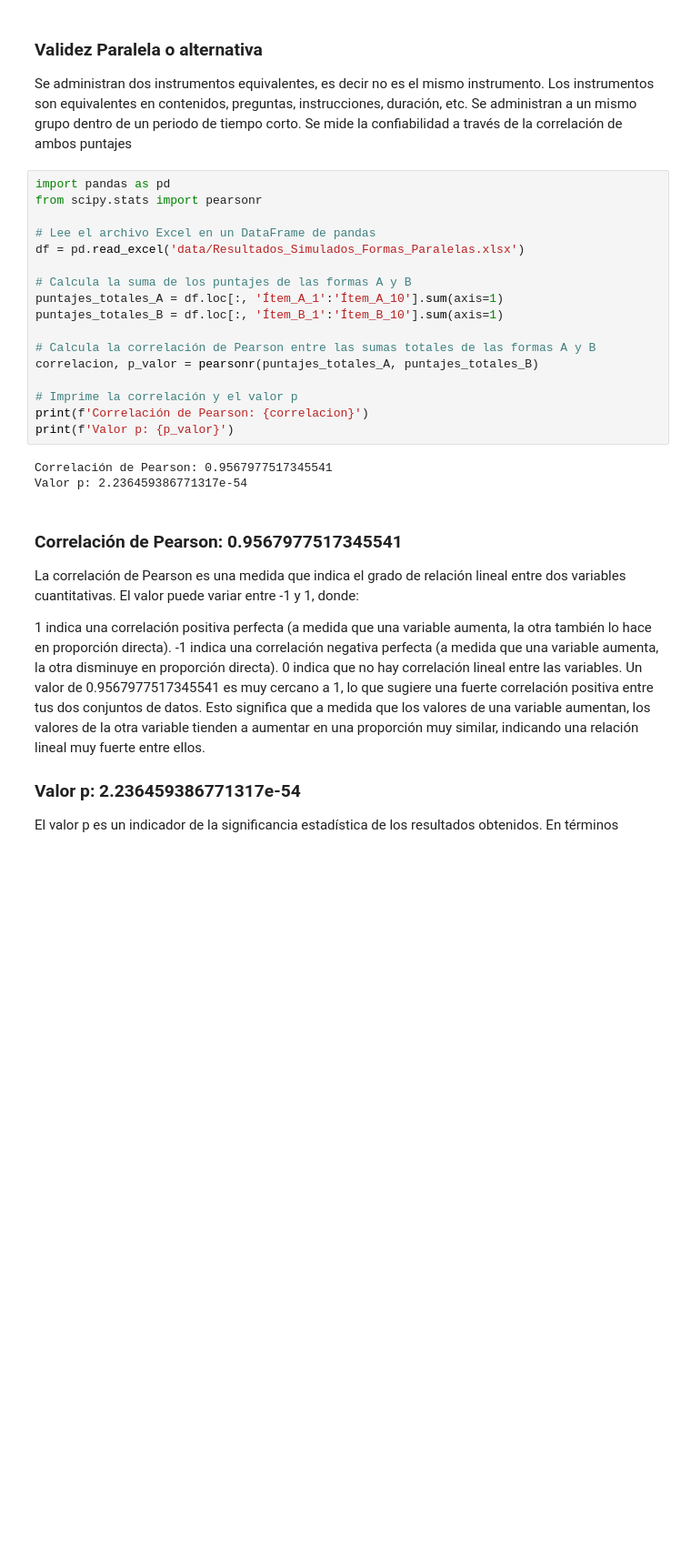
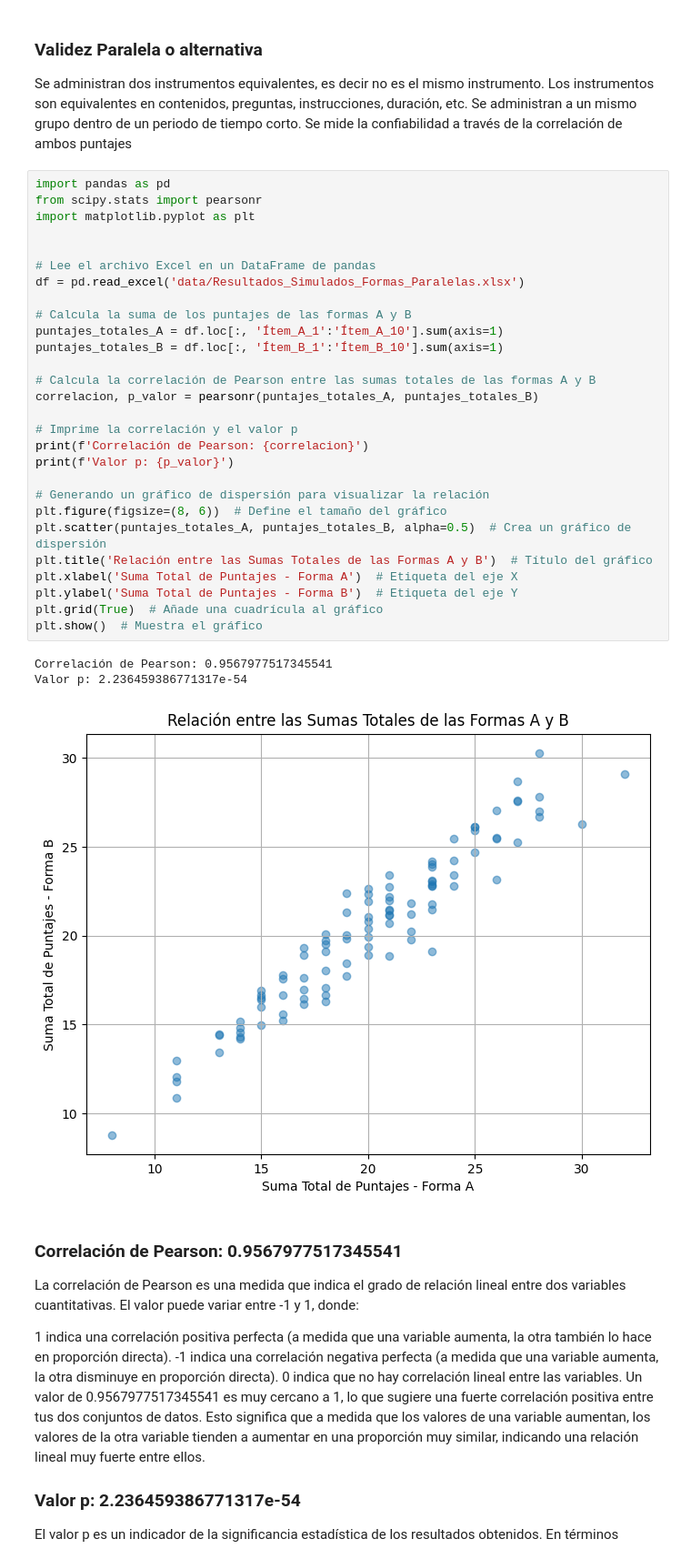
Before and after one commit to PalominoVidalCarlos/Validez_y_Confiabilidad, a Jupyter notebook: validez_paralela_alternativa.ipynb, the cells around one changed output. Shown at 91% size. Drawn from its saved outputs; the diff is of its cells as text; blank space fills up the shorter version.

```diff
--- a/validez_paralela_alternativa.ipynb
+++ b/validez_paralela_alternativa.ipynb
@@ -5,23 +5,35 @@ Se administran dos instrumentos equivalentes, es decir no es el mismo instrument
 # %%
 import pandas as pd
 from scipy.stats import pearsonr
+import matplotlib.pyplot as plt
+
 
 # Lee el archivo Excel en un DataFrame de pandas
 df = pd.read_excel('data/Resultados_Simulados_Formas_Paralelas.xlsx')
 
 # Calcula la suma de los puntajes de las formas A y B
 puntajes_totales_A = df.loc[:, 'Ítem_A_1':'Ítem_A_10'].sum(axis=1)
 puntajes_totales_B = df.loc[:, 'Ítem_B_1':'Ítem_B_10'].sum(axis=1)
 
 # Calcula la correlación de Pearson entre las sumas totales de las formas A y B
 correlacion, p_valor = pearsonr(puntajes_totales_A, puntajes_totales_B)
 
 # Imprime la correlación y el valor p
 print(f'Correlación de Pearson: {correlacion}')
 print(f'Valor p: {p_valor}')
+
+# Generando un gráfico de dispersión para visualizar la relación
+plt.figure(figsize=(8, 6))  # Define el tamaño del gráfico
+plt.scatter(puntajes_totales_A, puntajes_totales_B, alpha=0.5)  # Crea un gráfico de dispersión
+plt.title('Relación entre las Sumas Totales de las Formas A y B')  # Título del gráfico
+plt.xlabel('Suma Total de Puntajes - Forma A')  # Etiqueta del eje X
+plt.ylabel('Suma Total de Puntajes - Forma B')  # Etiqueta del eje Y
+plt.grid(True)  # Añade una cuadrícula al gráfico
+plt.show()  # Muestra el gráfico
 # %% [output]
 Correlación de Pearson: 0.9567977517345541
 Valor p: 2.236459386771317e-54
+[figure, added]
 # %% [markdown]
 ### Correlación de Pearson: 0.9567977517345541
 La correlación de Pearson es una medida que indica el grado de relación lineal entre dos variables cuantitativas. El valor puede variar entre -1 y 1, donde:
```
Also changed, not shown: 4 other files.
